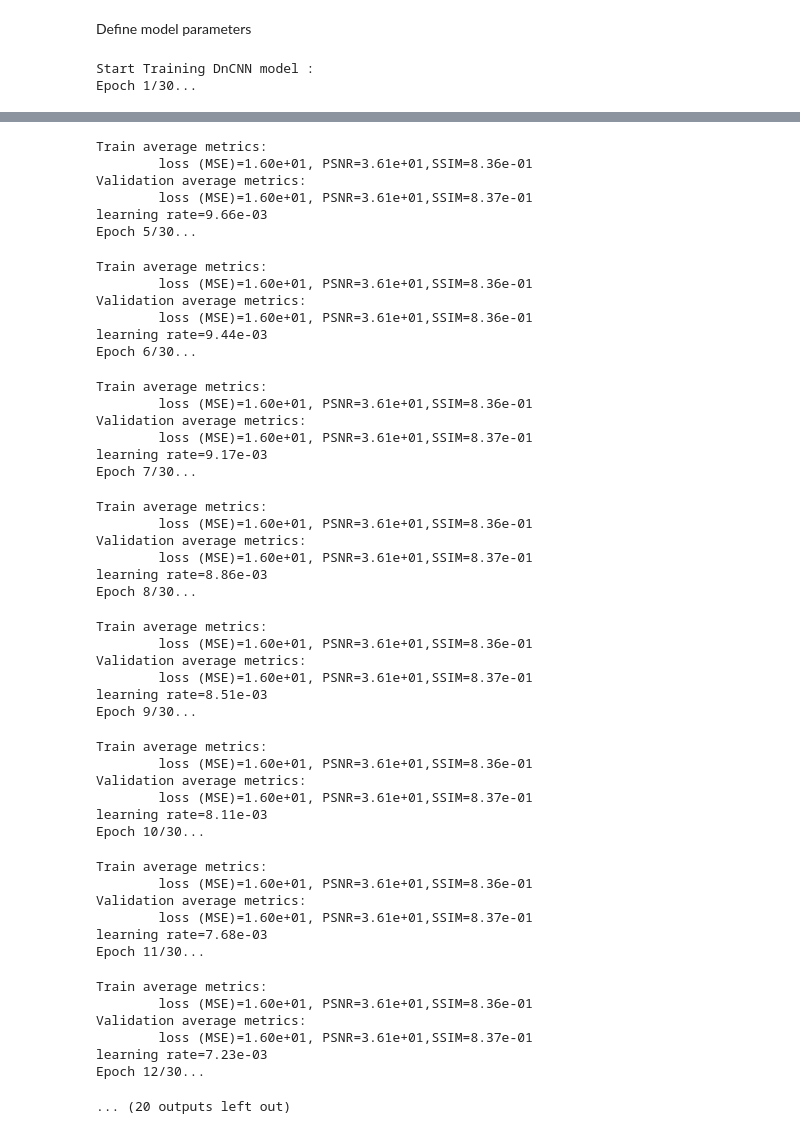
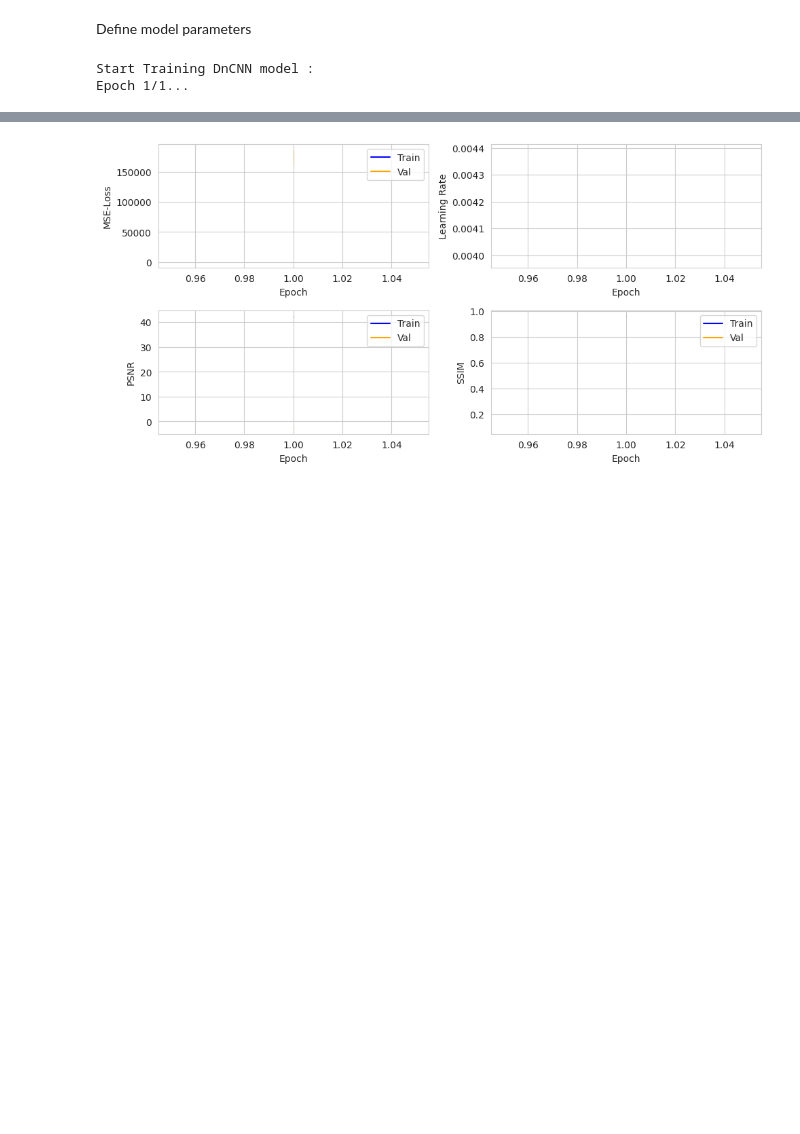
Before and after one commit to paulo-03/research_project_master, a Jupyter notebook: local_files/model_check.ipynb, the cells around one changed output, grey strips where cells are left out. Drawn from its saved outputs; the diff is of its cells as text; code cells hidden in the pictures; blank space fills up the shorter version.

```diff
--- a/local_files/model_check.ipynb
+++ b/local_files/model_check.ipynb
@@ -16,13 +46,19 @@ torch.cuda.get_device_name(0)
 # %%
 import os
 import torch
+import numpy as np
+
 from utils import load_data
 
 from models.cnn_trainer import CnnTrainer
 from models.cnn_viewer import CnnViewer
+from models.noises import gaussian, pixel_intensity_adaptive
 
 %load_ext autoreload
 %autoreload 2
+
+loaded_stat_analysis = np.load('data_stats_analysis/ct_stat_results.npz', allow_pickle=True)
+var_dict = loaded_stat_analysis['noise_var_dict'].item()
 # %% [markdown]
 ## Data
 
@@ -30,23 +66,10 @@ Create a folder to be deleted to have png images to  test our model. Already cre
 # %% [markdown]
 Define model parameters
 # %%
-def gaussian(image: torch.tensor, var=10) -> torch.tensor:
-    # Get image size
-    height, width = image.shape[-2], image.shape[-1]
-    # Compute the standard deviation
-    std = torch.sqrt(torch.tensor(var))
-    # Compute the noise and add to the initial image
-    noise = torch.randn(height, width) * std
-    noisy_image = image + noise
-
-    return torch.clamp(noisy_image, 0, 255)  # clamp it to be sure all pixel values are into [0, 255]
-
-
-
 data_kwargs = dict(
-    batch_size=10,
+    batch_size=15,
     images_folder_path='to_delete/train',
-    add_noise=lambda x: gaussian(x, var=20)
+    add_noise=lambda x: pixel_intensity_adaptive(x, var_dict=var_dict)
 )
 
 optimizer_kwargs = dict(
@@ -57,7 +80,7 @@ optimizer_kwargs = dict(
 cnn = CnnTrainer(
     model_name='DnCNN',
     data_kwargs=data_kwargs,
-    num_epochs=30,
+    num_epochs=1,
     device='cuda',
     optimizer_kwargs=optimizer_kwargs,
     model_saving_path=None,
@@ -67,5 +90,5 @@ cnn = CnnTrainer(
 cnn.fit(plot=True)
 # %% [output]
 Start Training DnCNN model :
-Epoch 1/30...
+Epoch 1/1...
 Train average metrics:
@@ -89,52 +100,4 @@ Epoch 4/30...
-Train average metrics:
-        loss (MSE)=1.60e+01, PSNR=3.61e+01,SSIM=8.36e-01
-Validation average metrics:
-        loss (MSE)=1.60e+01, PSNR=3.61e+01,SSIM=8.37e-01
-learning rate=9.66e-03
-Epoch 5/30...
-Train average metrics:
-        loss (MSE)=1.60e+01, PSNR=3.61e+01,SSIM=8.36e-01
-Validation average metrics:
-        loss (MSE)=1.60e+01, PSNR=3.61e+01,SSIM=8.36e-01
-learning rate=9.44e-03
-Epoch 6/30...
-Train average metrics:
-        loss (MSE)=1.60e+01, PSNR=3.61e+01,SSIM=8.36e-01
-Validation average metrics:
-        loss (MSE)=1.60e+01, PSNR=3.61e+01,SSIM=8.37e-01
-learning rate=9.17e-03
-Epoch 7/30...
-Train average metrics:
-        loss (MSE)=1.60e+01, PSNR=3.61e+01,SSIM=8.36e-01
-Validation average metrics:
-        loss (MSE)=1.60e+01, PSNR=3.61e+01,SSIM=8.37e-01
-learning rate=8.86e-03
-Epoch 8/30...
-Train average metrics:
-        loss (MSE)=1.60e+01, PSNR=3.61e+01,SSIM=8.36e-01
-Validation average metrics:
-        loss (MSE)=1.60e+01, PSNR=3.61e+01,SSIM=8.37e-01
-learning rate=8.51e-03
-Epoch 9/30...
-Train average metrics:
-        loss (MSE)=1.60e+01, PSNR=3.61e+01,SSIM=8.36e-01
-Validation average metrics:
-        loss (MSE)=1.60e+01, PSNR=3.61e+01,SSIM=8.37e-01
-learning rate=8.11e-03
-Epoch 10/30...
-Train average metrics:
-        loss (MSE)=1.60e+01, PSNR=3.61e+01,SSIM=8.36e-01
-Validation average metrics:
-        loss (MSE)=1.60e+01, PSNR=3.61e+01,SSIM=8.37e-01
-learning rate=7.68e-03
-Epoch 11/30...
-Train average metrics:
-        loss (MSE)=1.60e+01, PSNR=3.61e+01,SSIM=8.36e-01
-Validation average metrics:
-        loss (MSE)=1.60e+01, PSNR=3.61e+01,SSIM=8.37e-01
-learning rate=7.23e-03
-Epoch 12/30...
-... (20 outputs left out)
+[figure, added]
 # %%
 import matplotlib.pyplot as plt
 
```
Also changed, not shown: parts of 7 cells of this notebook, 8 other files.
